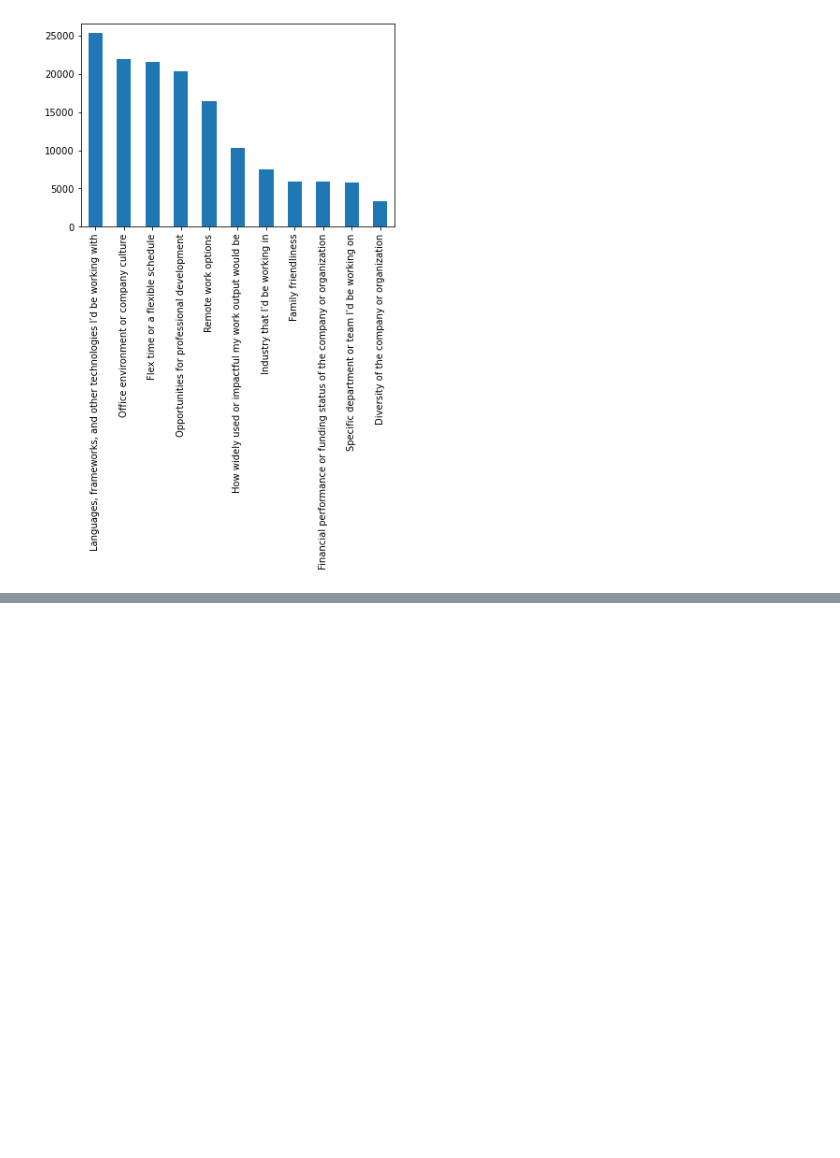
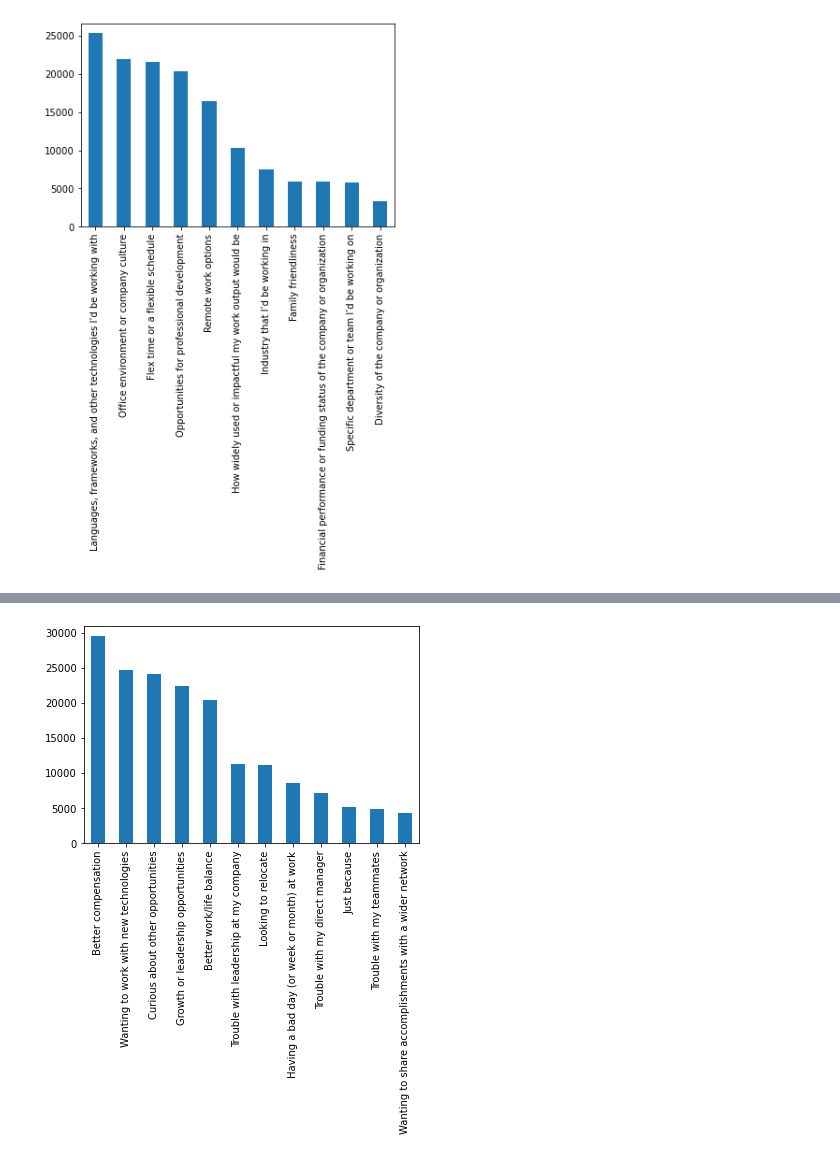
Before and after one commit to netxph/so-analysis, a Jupyter notebook: notebook/02-so-eda.ipynb, the cells around one changed output, grey strips where cells are left out. Saved outputs shown, nothing was run; the diff lists cells and outputs as text; code cells hidden in the pictures; blank space fills up the shorter version.

```diff
--- a/notebook/02-so-eda.ipynb
+++ b/notebook/02-so-eda.ipynb
@@ -190,0 +208,5 @@ new_job_hunt
+# %%
+job_hunt_exp = job_hunt.explode("new_job_hunt")
+job_hunt_exp.new_job_hunt.value_counts().plot(kind="bar");
+# %% [output]
+[figure, added]
```
Also changed, not shown: parts of 8 cells of this notebook, 1 other file.
